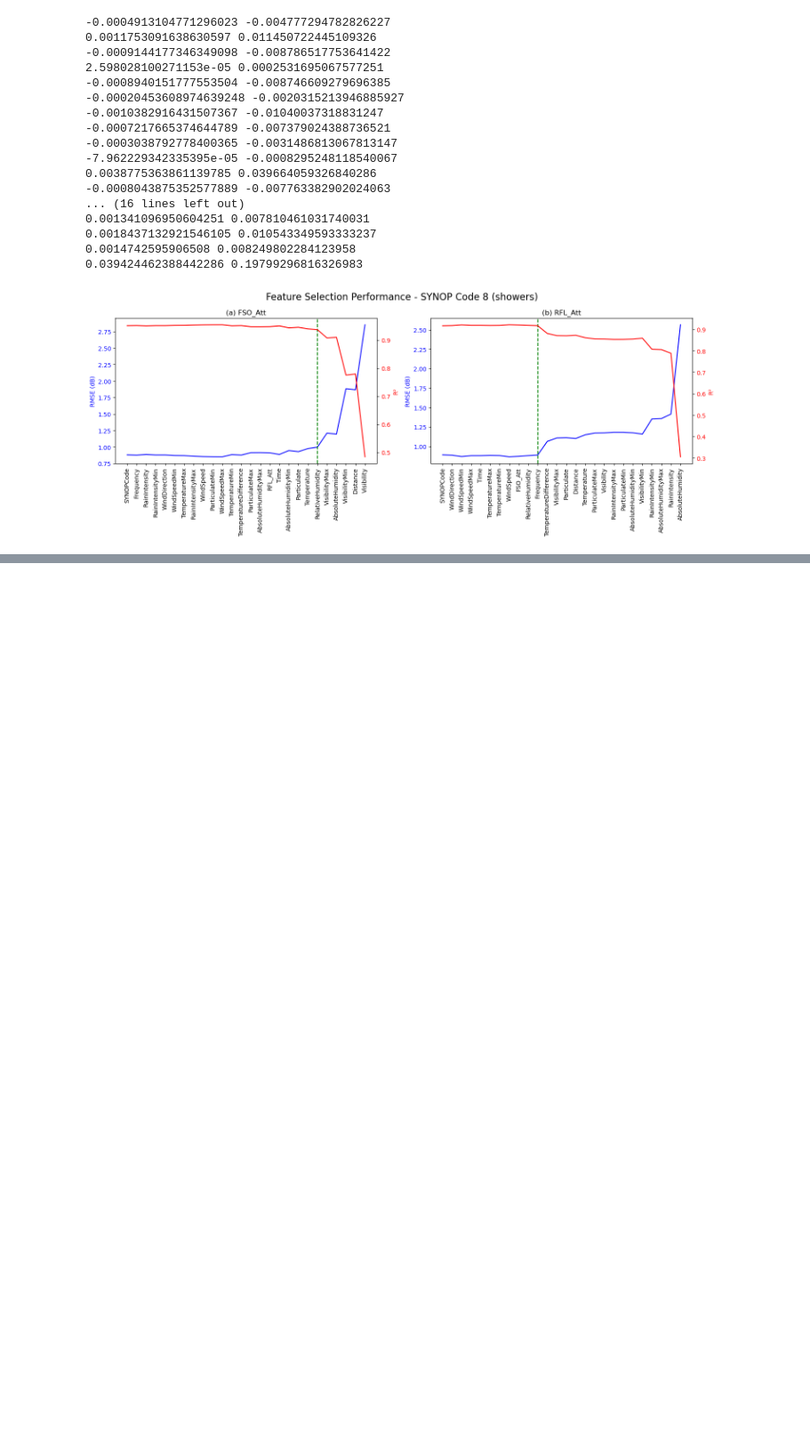
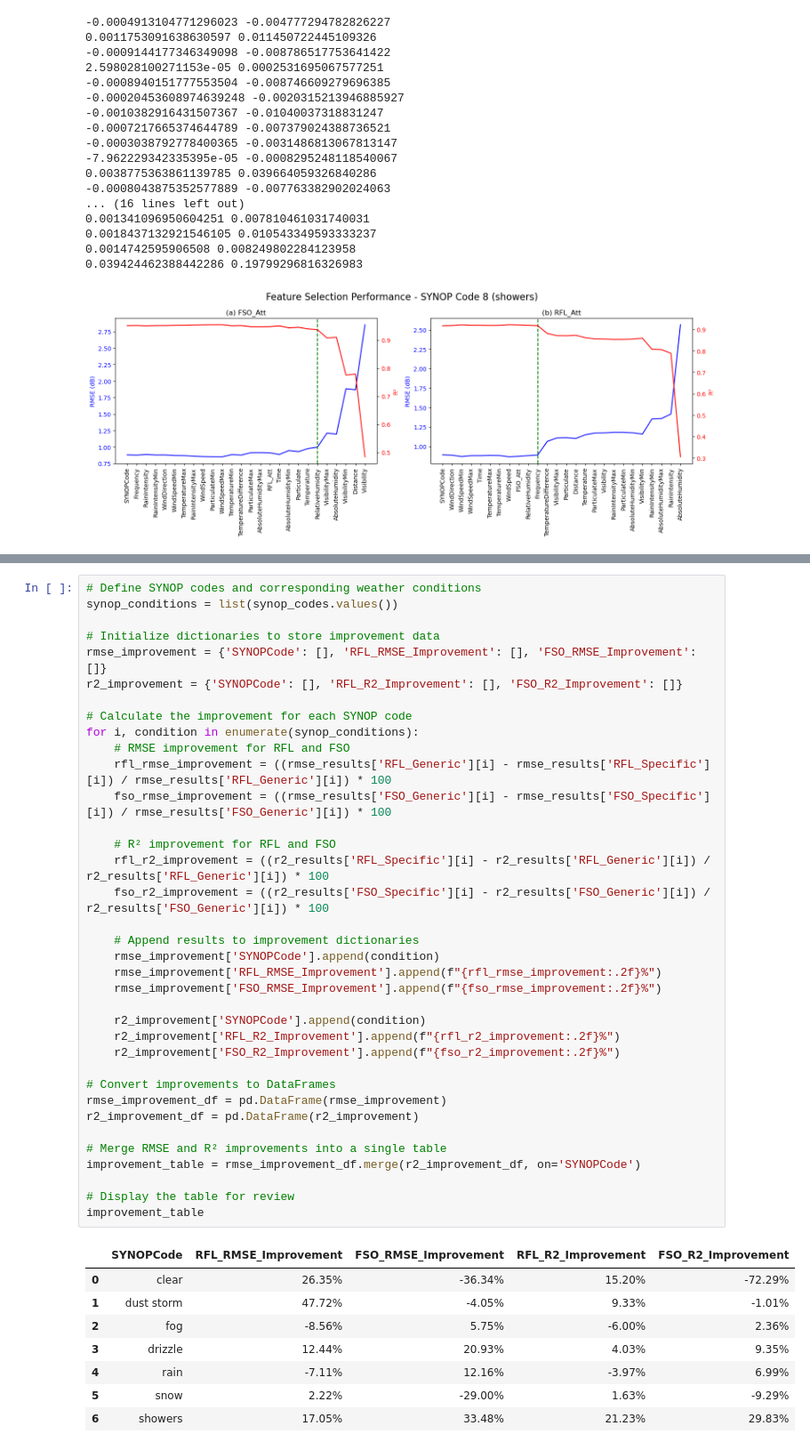
Before and after one commit to shavinkalu23/predictive_modelling_link_attenuation, a Jupyter notebook: eda.ipynb, the cells around one changed output, grey strips where cells are left out. Shown at 89% size. Cells and saved outputs as stored; diff of their text form; blank space fills up the shorter version.

```diff
--- a/eda.ipynb
+++ b/eda.ipynb
@@ -493,0 +716,45 @@ fso_table_final.to_csv('fso_table_specific.csv', index = False)
+# %%
+# Define SYNOP codes and corresponding weather conditions
+synop_conditions = list(synop_codes.values())
+
+# Initialize dictionaries to store improvement data
+rmse_improvement = {'SYNOPCode': [], 'RFL_RMSE_Improvement': [], 'FSO_RMSE_Improvement': []}
+r2_improvement = {'SYNOPCode': [], 'RFL_R2_Improvement': [], 'FSO_R2_Improvement': []}
+
+# Calculate the improvement for each SYNOP code
+for i, condition in enumerate(synop_conditions):
+    # RMSE improvement for RFL and FSO
+    rfl_rmse_improvement = ((rmse_results['RFL_Generic'][i] - rmse_results['RFL_Specific'][i]) / rmse_results['RFL_Generic'][i]) * 100
+    fso_rmse_improvement = ((rmse_results['FSO_Generic'][i] - rmse_results['FSO_Specific'][i]) / rmse_results['FSO_Generic'][i]) * 100
+
+    # R² improvement for RFL and FSO
+    rfl_r2_improvement = ((r2_results['RFL_Specific'][i] - r2_results['RFL_Generic'][i]) / r2_results['RFL_Generic'][i]) * 100
+    fso_r2_improvement = ((r2_results['FSO_Specific'][i] - r2_results['FSO_Generic'][i]) / r2_results['FSO_Generic'][i]) * 100
+
+    # Append results to improvement dictionaries
+    rmse_improvement['SYNOPCode'].append(condition)
+    rmse_improvement['RFL_RMSE_Improvement'].append(f"{rfl_rmse_improvement:.2f}%")
+    rmse_improvement['FSO_RMSE_Improvement'].append(f"{fso_rmse_improvement:.2f}%")
+
+    r2_improvement['SYNOPCode'].append(condition)
+    r2_improvement['RFL_R2_Improvement'].append(f"{rfl_r2_improvement:.2f}%")
+    r2_improvement['FSO_R2_Improvement'].append(f"{fso_r2_improvement:.2f}%")
+
+# Convert improvements to DataFrames
+rmse_improvement_df = pd.DataFrame(rmse_improvement)
+r2_improvement_df = pd.DataFrame(r2_improvement)
+
+# Merge RMSE and R² improvements into a single table
+improvement_table = rmse_improvement_df.merge(r2_improvement_df, on='SYNOPCode')
+
+# Display the table for review
+improvement_table
+# %% [output]
+|  | SYNOPCode | RFL_RMSE_Improvement | FSO_RMSE_Improvement | RFL_R2_Improvement | FSO_R2_Improvement |
+| 0 | clear | 26.35% | -36.34% | 15.20% | -72.29% |
+| 1 | dust storm | 47.72% | -4.05% | 9.33% | -1.01% |
+| 2 | fog | -8.56% | 5.75% | -6.00% | 2.36% |
+| 3 | drizzle | 12.44% | 20.93% | 4.03% | 9.35% |
+| 4 | rain | -7.11% | 12.16% | -3.97% | 6.99% |
+| 5 | snow | 2.22% | -29.00% | 1.63% | -9.29% |
+| 6 | showers | 17.05% | 33.48% | 21.23% | 29.83% |
```
Also changed, not shown: parts of 23 cells of this notebook, 2 other files.
